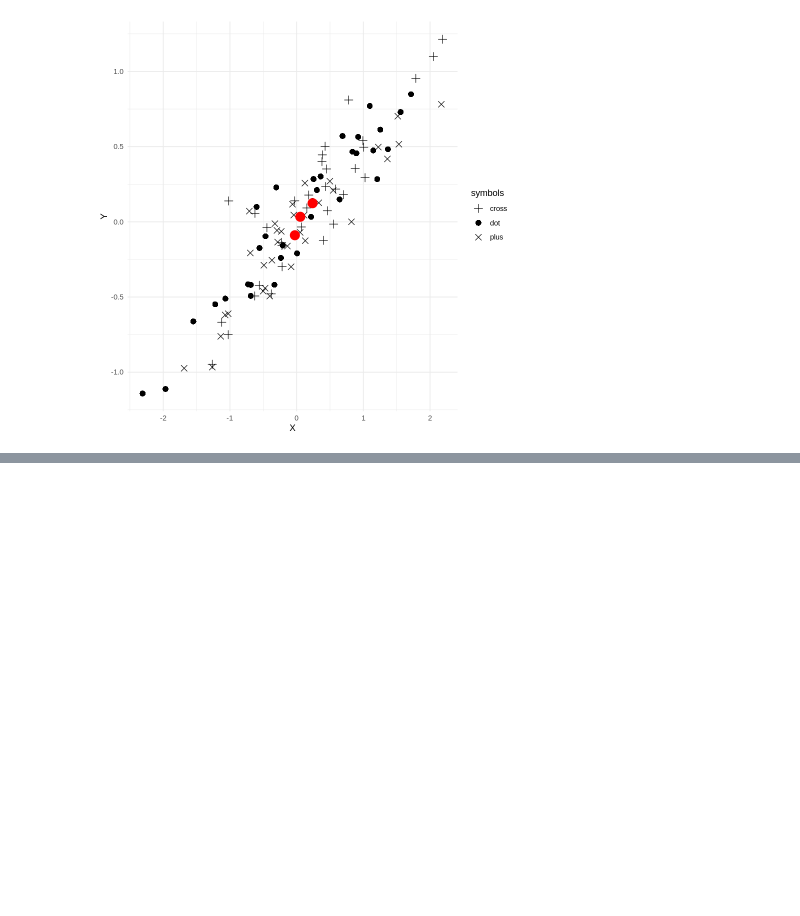
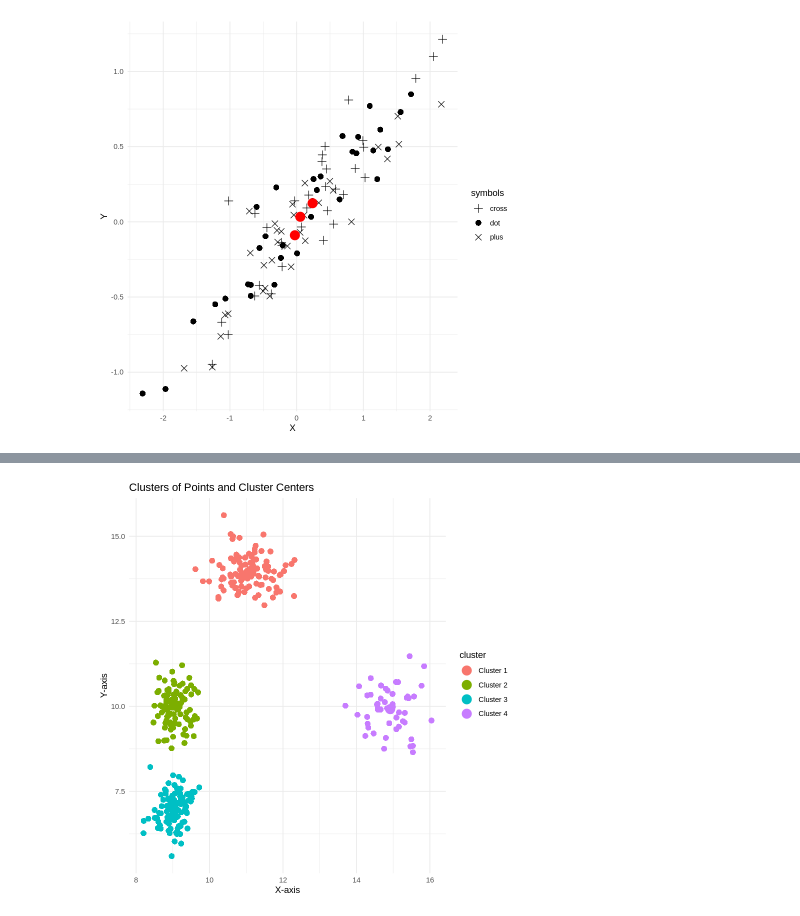
Before and after one commit to joel-quek/NUS, a Jupyter notebook: GEA1000 BL 2.0/BL2_0_Chapter_3_Plots.ipynb, the cells around one changed output, grey strips where cells are left out. Drawn from its saved outputs; the diff is of its cells as text; code cells hidden in the pictures; blank space fills up the shorter version.

```diff
--- a/GEA1000 BL 2.0/BL2_0_Chapter_3_Plots.ipynb
+++ b/GEA1000 BL 2.0/BL2_0_Chapter_3_Plots.ipynb
@@ -1325,0 +1534,65 @@ ggplot(data, aes(x = x, y = y, shape = symbols)) +
+# %%
+
+library(ggplot2)
+library(dplyr)
+
+# Sample data for three clusters forming an approximate straight line on the left
+set.seed(123)
+
+num_points_per_cluster <- 100
+
+cluster1 <- data.frame(
+  x = rnorm(num_points_per_cluster, mean = 11, sd = 0.6),
+  y = rnorm(num_points_per_cluster, mean = 14, sd = 0.5),
+  cluster = "Cluster 1"
+)
+
+cluster2 <- data.frame(
+  x = rnorm(num_points_per_cluster, mean = 9, sd = 0.3),
+  y = rnorm(num_points_per_cluster, mean = 10, sd = 0.5),
+  cluster = "Cluster 2"
+)
+
+cluster3 <- data.frame(
+  x = rnorm(num_points_per_cluster, mean = 9, sd = 0.3),
+  y = rnorm(num_points_per_cluster, mean = 7, sd = 0.5),
+  cluster = "Cluster 3"
+)
+
+# Sample data for the fourth cluster on the right
+num_points_cluster4 <- 50
+
+cluster4 <- data.frame(
+  x = rnorm(num_points_cluster4, mean = 15, sd = 0.5),
+  y = rnorm(num_points_cluster4, mean = 10, sd = 0.6),
+  cluster = "Cluster 4"
+)
+
+# Combining all clusters
+all_clusters <- rbind(cluster1, cluster2, cluster3, cluster4)
+
+# Calculate cluster centers
+cluster_centers <- all_clusters %>%
+  group_by(cluster) %>%
+  summarize(center_x = mean(x), center_y = mean(y))
+
+# Create a data frame for cluster centers with unique shapes for each cluster
+shapes_df <- data.frame(
+  cluster = unique(all_clusters$cluster),
+  shape = seq(16, 19, length.out = length(unique(all_clusters$cluster)))
+)
+
+# Merge cluster centers with shapes
+cluster_centers <- merge(cluster_centers, shapes_df, by = "cluster")
+
+# Plotting the clusters and cluster centers
+ggplot(all_clusters, aes(x = x, y = y, color = cluster)) +
+  geom_point(size = 3, shape = 16) +
+  geom_point(data = cluster_centers, aes(x = center_x, y = center_y, color = cluster, shape = shape), size = 5) +
+  scale_shape_identity() +
+  theme_minimal() +
+  labs(title = "Clusters of Points and Cluster Centers",
+       x = "X-axis",
+       y = "Y-axis")
+# %% [output]
+[figure, added]
```
Also changed, not shown: parts of 12 cells of this notebook, 1 other file.
